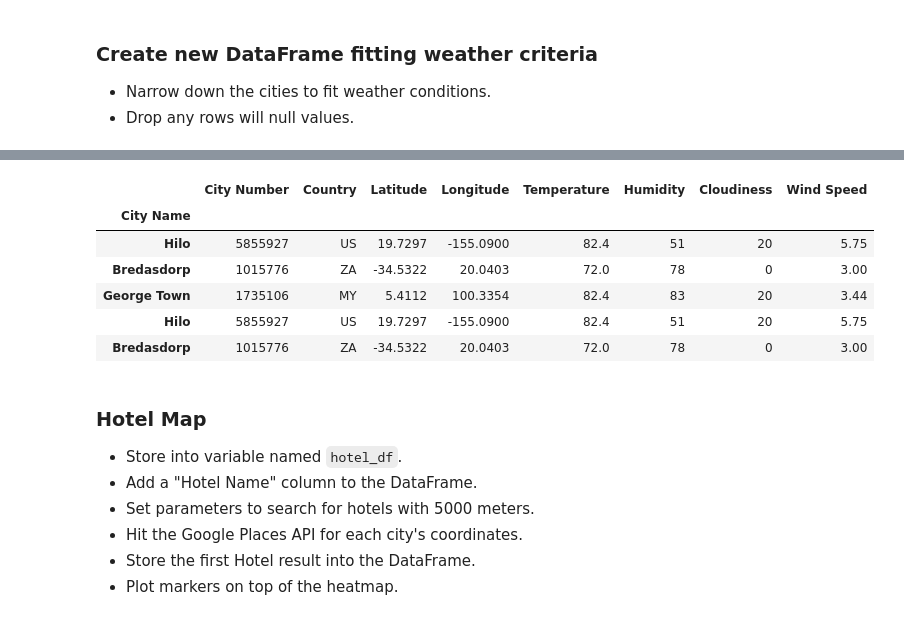
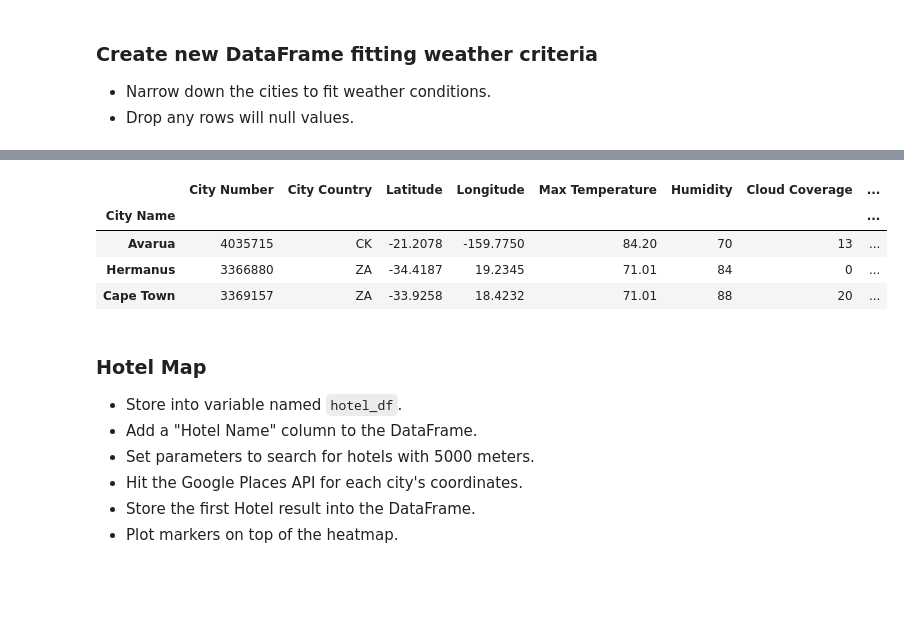
Before and after one commit to RachelFizel/Python-APIs, a Jupyter notebook: VacationPy/VacationPy.ipynb, the cells around one changed output, grey strips where cells are left out. Cells and saved outputs as stored; diff of their text form; code cells hidden in the pictures; blank space fills up the shorter version.

```diff
--- a/VacationPy/VacationPy.ipynb
+++ b/VacationPy/VacationPy.ipynb
@@ -92,5 +96,5 @@ vacation_destinations
 # %%
-drop_cities = vacation_destinations[vacation_destinations["Temperature"] > 85].index
+drop_cities = vacation_destinations[vacation_destinations["Max Temperature"] > 85].index
 vacation_destinations.drop(drop_cities, inplace=True)
 vacation_destinations
 # %% [output]
@@ -111,5 +119,5 @@ vacation_destinations
 # %%
-drop_cities = vacation_destinations[vacation_destinations["Temperature"] < 70].index
+drop_cities = vacation_destinations[vacation_destinations["Max Temperature"] < 70].index
 vacation_destinations.drop(drop_cities, inplace=True)
 vacation_destinations
 # %% [output]
@@ -142,15 +154,13 @@ vacation_destinations.head()
 # %%
-drop_cities = vacation_destinations[vacation_destinations["Cloudiness"] > 25].index
+drop_cities = vacation_destinations[vacation_destinations["Cloud Coverage"] > 25].index
 vacation_destinations.drop(drop_cities, inplace=True)
-vacation_destinations.head(5)
+vacation_destinations
 # %% [output]
-|  | City Number | Country | Latitude | Longitude | Temperature | Humidity | Cloudiness | Wind Speed |
-| City Name |  |  |  |  |  |  |  |  |
-| Hilo | 5855927 | US | 19.7297 | -155.0900 | 82.4 | 51 | 20 | 5.75 |
-| Bredasdorp | 1015776 | ZA | -34.5322 | 20.0403 | 72.0 | 78 | 0 | 3.00 |
-| George Town | 1735106 | MY | 5.4112 | 100.3354 | 82.4 | 83 | 20 | 3.44 |
-| Hilo | 5855927 | US | 19.7297 | -155.0900 | 82.4 | 51 | 20 | 5.75 |
-| Bredasdorp | 1015776 | ZA | -34.5322 | 20.0403 | 72.0 | 78 | 0 | 3.00 |
+|  | City Number | City Country | Latitude | Longitude | Max Temperature | Humidity | Cloud Coverage | ... |
+| City Name |  |  |  |  |  |  |  | ... |
+| Avarua | 4035715 | CK | -21.2078 | -159.7750 | 84.20 | 70 | 13 | ... |
+| Hermanus | 3366880 | ZA | -34.4187 | 19.2345 | 71.01 | 84 | 0 | ... |
+| Cape Town | 3369157 | ZA | -33.9258 | 18.4232 | 71.01 | 88 | 20 | ... |
 # %% [markdown]
 ### Hotel Map
 * Store into variable named `hotel_df`.
```
Also changed, not shown: parts of 11 cells of this notebook.
